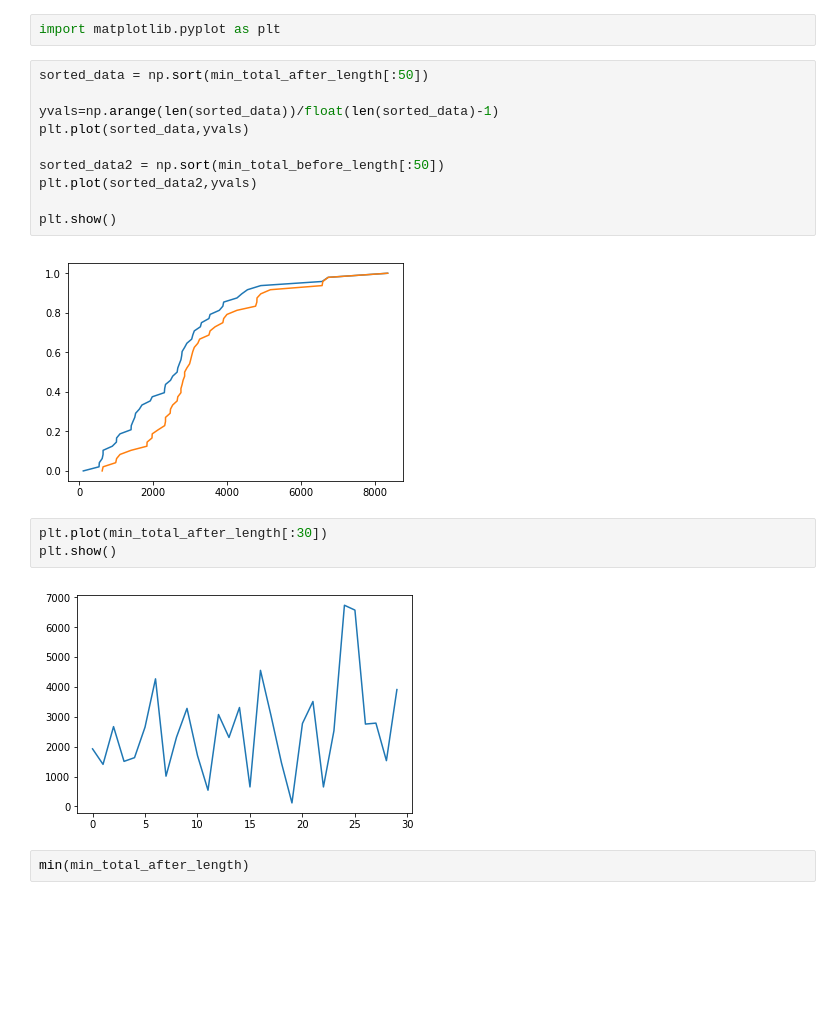
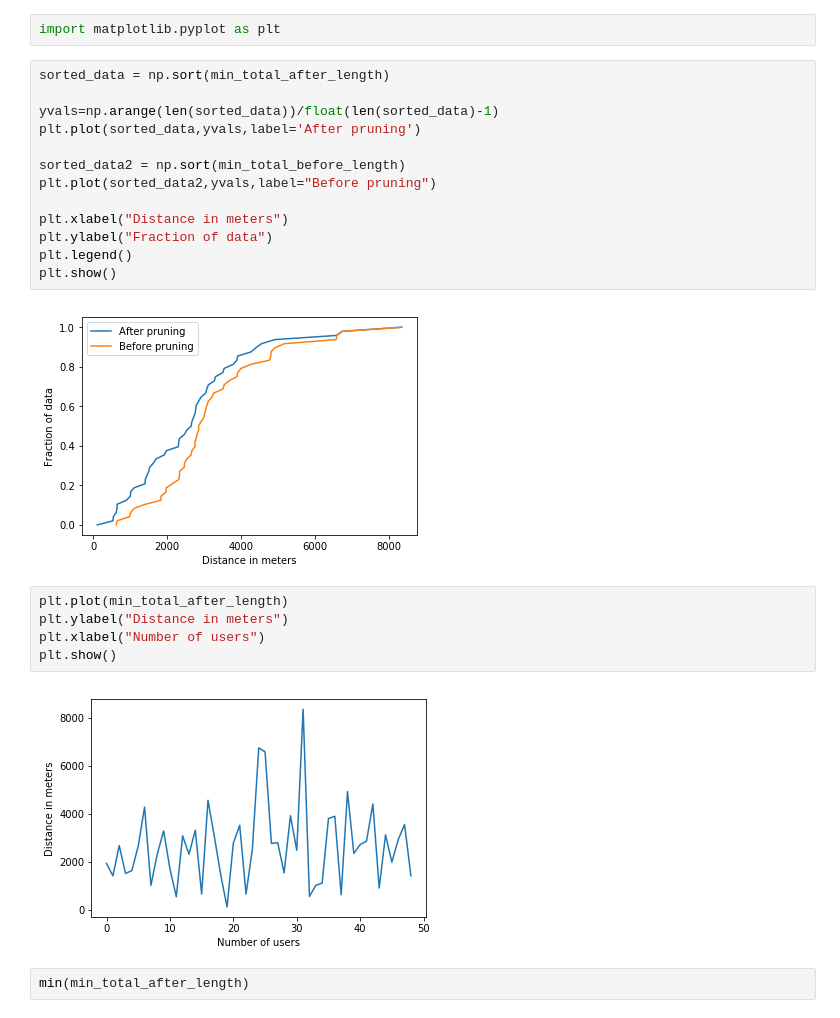
Before and after one commit to anuj-dimri25/Random-Delay-and-Indirections, a Jupyter notebook: statistical_measure_150m_innercity_morning_final_result_20apr.ipynb, the cells around one changed output. Cells and saved outputs as stored; diff of their text form; blank space fills up the shorter version.

```diff
--- a/statistical_measure_150m_innercity_morning_final_result_20apr.ipynb
+++ b/statistical_measure_150m_innercity_morning_final_result_20apr.ipynb
@@ -385,22 +387,27 @@ for i in total_before_length:
 # %%
 import matplotlib.pyplot as plt
 # %%
-sorted_data = np.sort(min_total_after_length[:50])
+sorted_data = np.sort(min_total_after_length)
 
 yvals=np.arange(len(sorted_data))/float(len(sorted_data)-1)
-plt.plot(sorted_data,yvals)
+plt.plot(sorted_data,yvals,label='After pruning')
 
-sorted_data2 = np.sort(min_total_before_length[:50])
-plt.plot(sorted_data2,yvals)
+sorted_data2 = np.sort(min_total_before_length)
+plt.plot(sorted_data2,yvals,label="Before pruning")
 
+plt.xlabel("Distance in meters")
+plt.ylabel("Fraction of data")
+plt.legend()
 plt.show()
 # %% [output]
-[figure, old version]
+[figure, new version]
 # %%
-plt.plot(min_total_after_length[:30])
+plt.plot(min_total_after_length)
+plt.ylabel("Distance in meters")
+plt.xlabel("Number of users")
 plt.show()
 # %% [output]
-[figure, old version]
+[figure, new version]
 # %%
 min(min_total_after_length)
 # %% [output]
```
Also changed, not shown: parts of 40 cells of this notebook.
